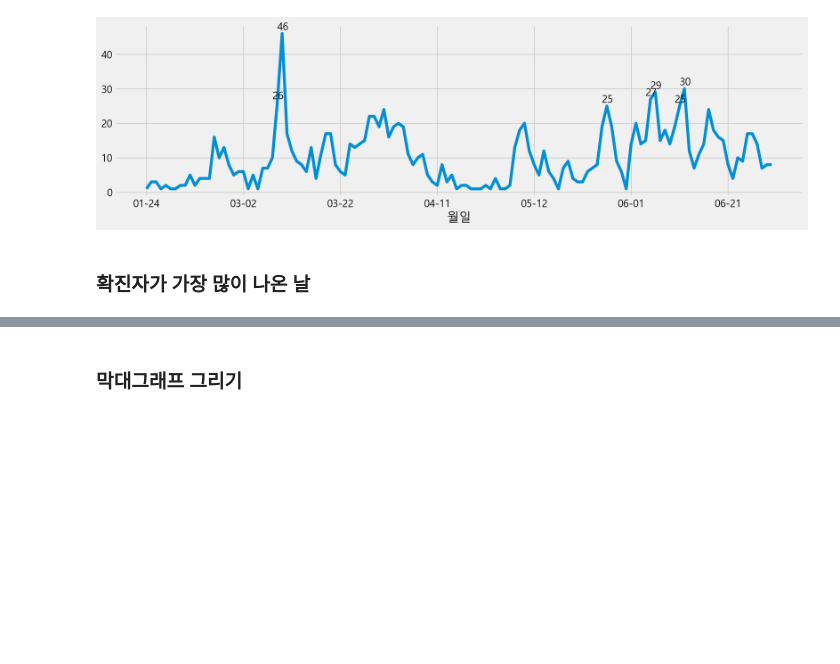
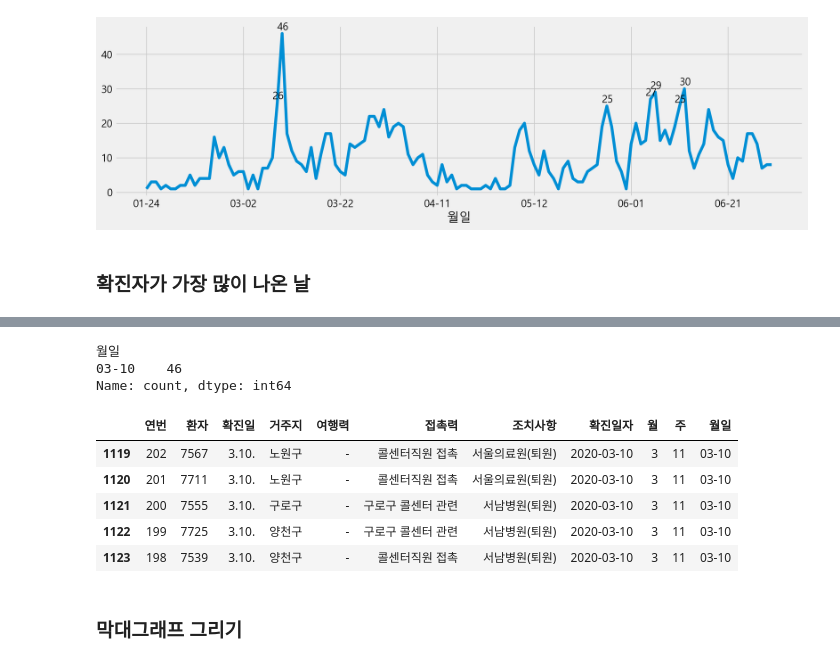
Before and after one commit to nz663633/data-analysis-viz, a Jupyter notebook: seoul-covid-19-02-eda-input.ipynb, the cells around one changed output, grey strips where cells are left out. Saved outputs shown, nothing was run; the diff lists cells and outputs as text; code cells hidden in the pictures; blank space fills up the shorter version.

```diff
--- a/seoul-covid-19-02-eda-input.ipynb
+++ b/seoul-covid-19-02-eda-input.ipynb
@@ -228,7 +240,22 @@ for i in range(len(day_count)): # 날짜 개수만큼 반복
 # %%
 # 확진자가 가장 많았던 날을 찾습니다.
+
+day_count[day_count == day_count.max()]
+# %% [output]
+월일
+03-10    46
+Name: count, dtype: int64
 # %%
 # 확진자가 가장 많았던 날의 발생이력을 찾습니다.
+
+df[df["월일"] == '03-10'].head()
+# %% [output]
+|  | 연번 | 환자 | 확진일 | 거주지 | 여행력 | 접촉력 | 조치사항 | 확진일자 | 월 | 주 | 월일 |
+| 1119 | 202 | 7567 | 3.10. | 노원구 | - | 콜센터직원 접촉 | 서울의료원(퇴원) | 2020-03-10 | 3 | 11 | 03-10 |
+| 1120 | 201 | 7711 | 3.10. | 노원구 | - | 콜센터직원 접촉 | 서울의료원(퇴원) | 2020-03-10 | 3 | 11 | 03-10 |
+| 1121 | 200 | 7555 | 3.10. | 구로구 | - | 구로구 콜센터 관련 | 서남병원(퇴원) | 2020-03-10 | 3 | 11 | 03-10 |
+| 1122 | 199 | 7725 | 3.10. | 양천구 | - | 구로구 콜센터 관련 | 서남병원(퇴원) | 2020-03-10 | 3 | 11 | 03-10 |
+| 1123 | 198 | 7539 | 3.10. | 양천구 | - | 콜센터직원 접촉 | 서남병원(퇴원) | 2020-03-10 | 3 | 11 | 03-10 |
 # %% [markdown]
 ### 막대그래프 그리기
 # %%
```
Also changed, not shown: parts of 5 cells of this notebook.
